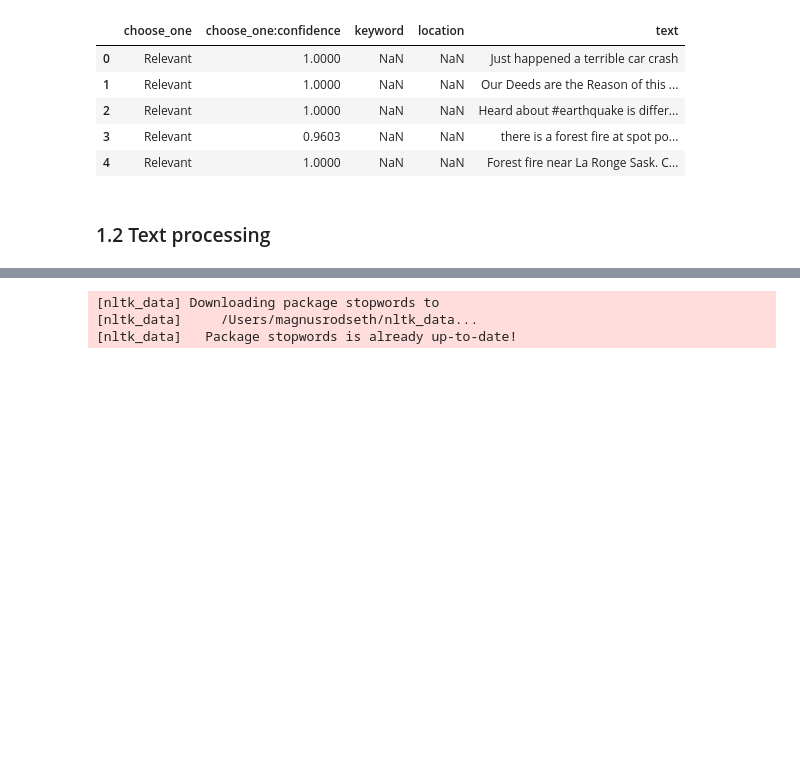
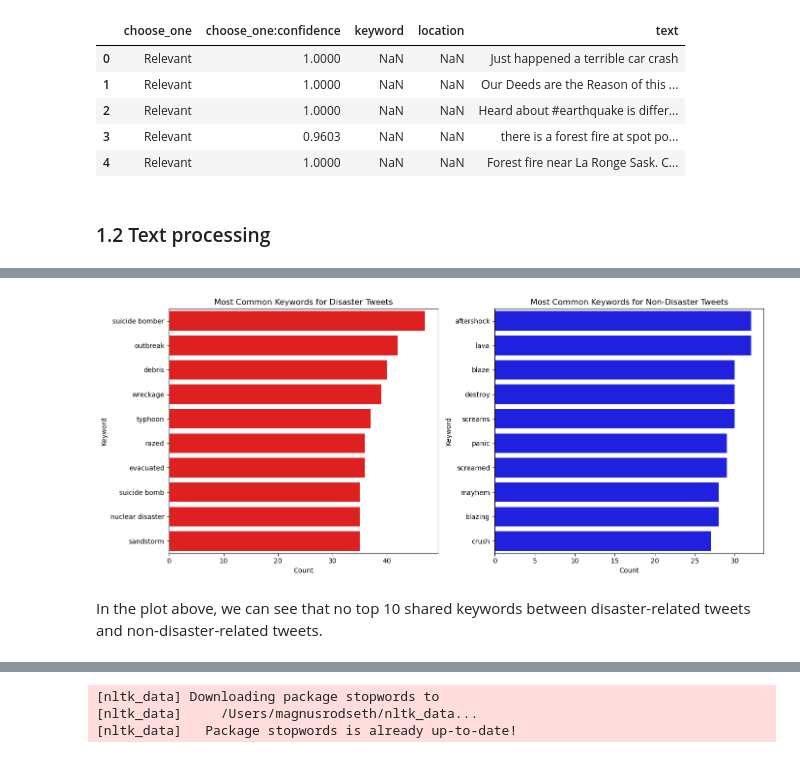
Before and after one commit to magnusrodseth/disaster-tweets, a Jupyter notebook: magnus/notebook.ipynb, the cells around one changed output, grey strips where cells are left out. Drawn from its saved outputs; the diff is of its cells as text; code cells hidden in the pictures; blank space fills up the shorter version.

```diff
--- a/magnus/notebook.ipynb
+++ b/magnus/notebook.ipynb
@@ -60,3 +75,32 @@ df[df['keyword'] == 'earthquake'].head()
+# %%
+# Compare keywords for disaster tweets and non-disaster tweets
+disaster_keywords = df[df['choose_one'] == 'Relevant']['keyword']
+non_disaster_keywords = df[df['choose_one'] == 'Not Relevant']['keyword']
+
+# Create a figure object and define the grid
+fig, ax = plt.subplots(1, 2, figsize=(14, 6))  # 1 row, 2 columns
+
+# Plotting
+sns.countplot(y=disaster_keywords, ax=ax[0], order=disaster_keywords.value_counts().iloc[:10].index, color='red')
+sns.countplot(y=non_disaster_keywords, ax=ax[1], order=non_disaster_keywords.value_counts().iloc[:10].index, color='blue')
+
+# Titles and labels
+ax[0].set_title('Most Common Keywords for Disaster Tweets')
+ax[0].set_xlabel('Count')
+ax[0].set_ylabel('Keyword')
+
+ax[1].set_title('Most Common Keywords for Non-Disaster Tweets')
+ax[1].set_xlabel('Count')
+ax[1].set_ylabel('Keyword')
+
+# Adjust layout
+plt.tight_layout()
+plt.savefig('./results/keywords_comparison.png')
+plt.show()
+# %% [output]
+[figure, added]
+# %% [markdown]
+In the plot above, we can see that no top 10 shared keywords between disaster-related tweets and non-disaster-related tweets.
 # %%
 # Remove links from the `text` column
 import string
```
Also changed, not shown: parts of 4 cells of this notebook.
